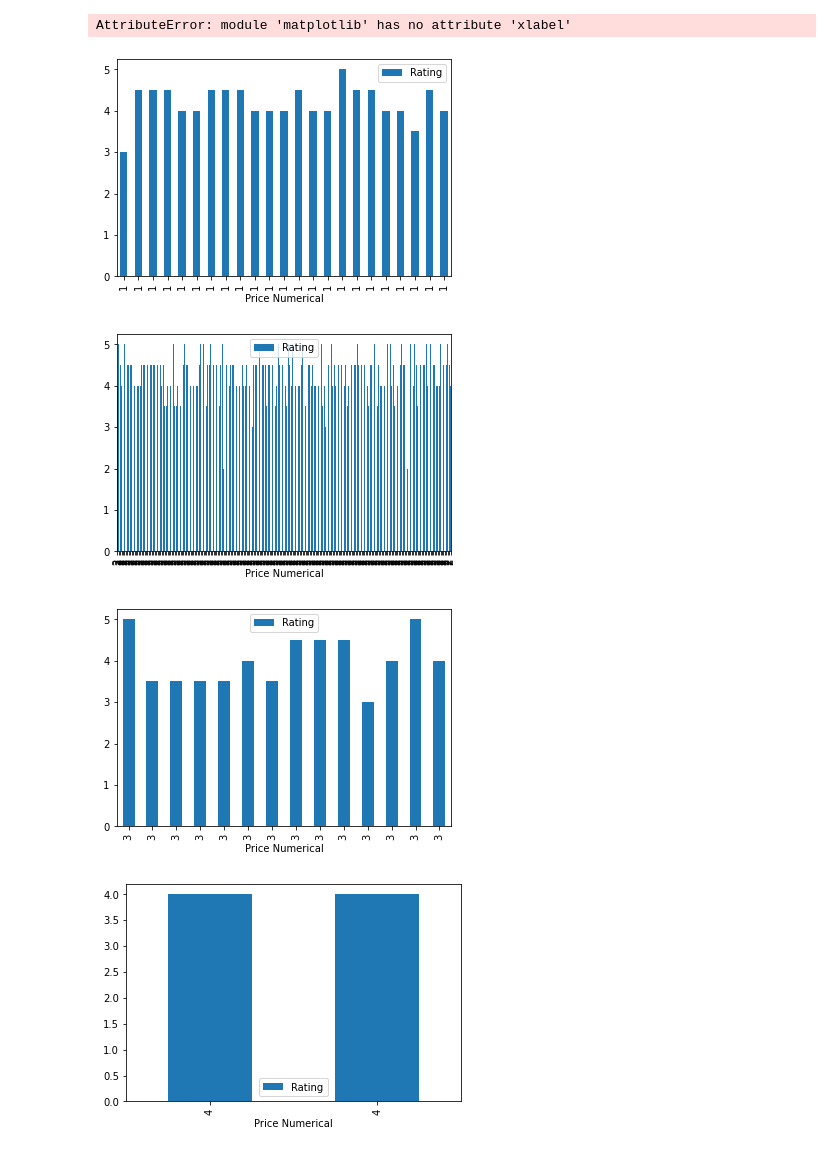
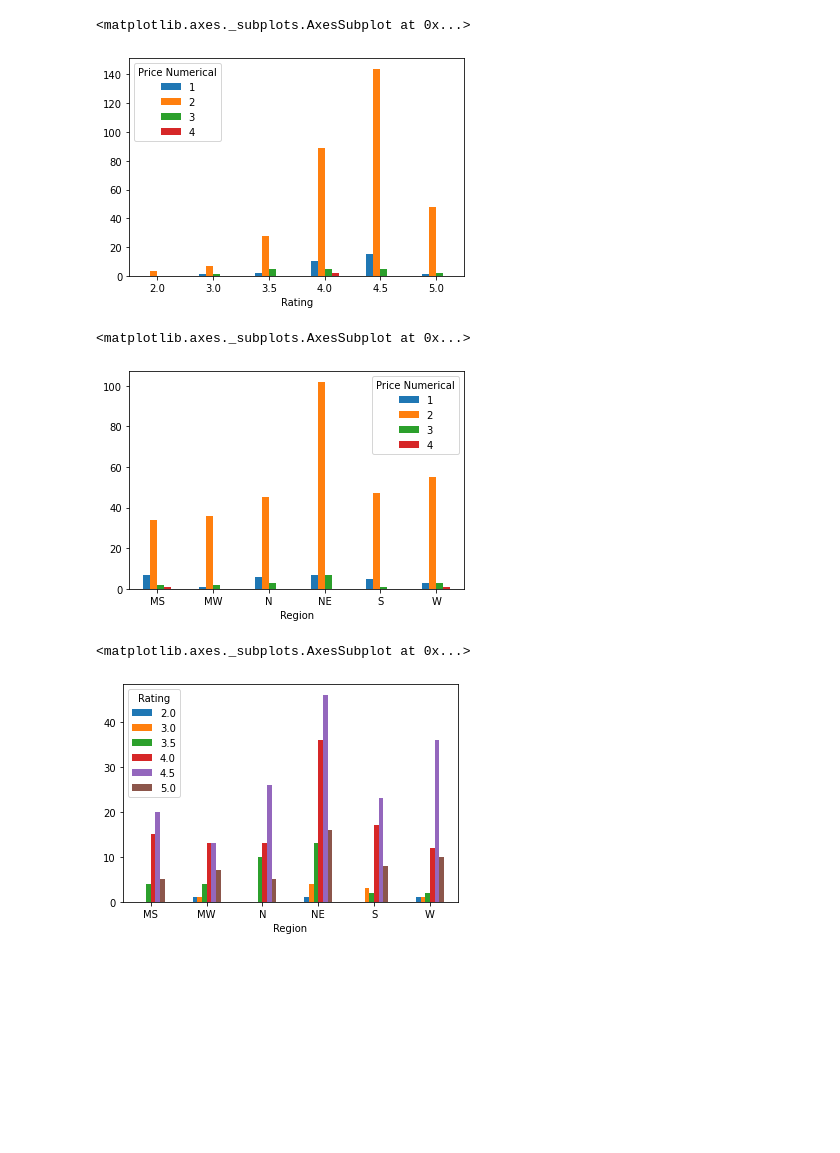
Before and after one commit to Asiha14/Got-Wine, a Jupyter notebook: Got-Wine.ipynb, the cells around one changed output. Drawn from its saved outputs; the diff is of its cells as text; code cells hidden in the pictures; blank space fills up the shorter version.

Commit message:
Clean notebook with correct bar graphs

```diff
--- a/Got-Wine.ipynb
+++ b/Got-Wine.ipynb
@@ -57,7 +27,7 @@ j=0
 
 for s in states:
 
-    param = {'location':s,'limit':'10','term':'wineries'}
+    param = {'location':s,'limit':'10','term':'wineries','price':'1,2,3,4'}
     responses=requests.get(url, params=param, headers=headers).json()
     j=0
 
@@ -103,5 +73,2 @@ df
 # %%
 df.to_csv('df.csv')
-# %%
-df= pd.read_csv('df.csv')
-df
@@ -139,8 +75,7 @@ df
 # %%
-for index, row in s_wine_df.iterrows():
-    if df.loc[index,'Price'] == " ":
-        df.loc[index,'Price Numerical'] = 0
-    elif df.loc[index,'Price'] == "$":
+df['Price Numerical'] =""
+for index, row in df.iterrows():
+    if df.loc[index,'Price'] == "$":
         df.loc[index,'Price Numerical'] = 1
     elif df.loc[index,'Price'] == "$$":
         df.loc[index,'Price Numerical'] = 2
@@ -148,7 +83,5 @@ for index, row in s_wine_df.iterrows():
         df.loc[index,'Price Numerical'] = 3
     elif df.loc[index,'Price'] == "$$$$":
         df.loc[index,'Price Numerical'] = 4
-    else:
-        df.loc[index,'Price Numerical'] = 5
 df
 # %% [output]
@@ -191,24 +106,24 @@ midsouth = ['DE', 'DC', 'KY', 'MD', 'NC', 'TN', 'VA', 'WV']
 midwest = ['IA', 'KS', 'MO', 'NE', 'ND', 'SD']
 west = ['CA', 'HI', 'NV', 'AZ', 'CO', 'ID', 'MT', 'NM', 'UT', 'WY']
 northwest = ['OR', 'WA', 'AK']
-trim_df['Region']=""
+df['Region']=""
 
-for index, r in trim_df.iterrows():
+for index, r in df.iterrows():
     if r['State'] in north:
-        trim_df.loc[index,'Region'] = "N"
+        df.loc[index,'Region'] = "N"
     elif r['State'] in northeast:
-        trim_df.loc[index,'Region'] = "NE"
+        df.loc[index,'Region'] = "NE"
     elif r['State'] in south:
-        trim_df.loc[index,'Region'] = "S"
+        df.loc[index,'Region'] = "S"
     elif r['State'] in midsouth:
-        trim_df.loc[index,'Region'] = "MS"
+        df.loc[index,'Region'] = "MS"
     elif r['State'] in midwest:
-        trim_df.loc[index,'Region'] = "MW"
+        df.loc[index,'Region'] = "MW"
     elif r['State'] in west:
-        trim_df.loc[index,'Region'] = "W"
+        df.loc[index,'Region'] = "W"
     else:
-        trim_df.loc[index,'Region'] = "NE"
+        df.loc[index,'Region'] = "NE"
 
 
-trim_df
+df
 # %% [output]
@@ -289,14 +155,6 @@ price.plot(kind='bar',rot=0)
 # %%
-rate_price= trim_df[['Rating','Price Numerical']].groupby('Price Numerical')
-
-rate_price.plot('Price Numerical','Rating', kind='bar')
-plt.xlabel('Rating')
-plt.ylabel('Review Count')
-plt.title('Rating vs. Review Count')
-plt.show()
+rate_price= df[['Rating','Price Numerical']].groupby('Rating')['Price Numerical'].value_counts().unstack()
+rate_price.plot(kind='bar', rot=0)
 # %% [output]
-AttributeError: module 'matplotlib' has no attribute 'xlabel'
+<matplotlib.axes._subplots.AxesSubplot at 0x...>
-[figure, old version]
+[figure, new version]
-[figure, removed]
-[figure, removed]
-[figure, removed]
@@ -318,0 +161,12 @@ northwest = ['OR', 'WA', 'AK']
+# %%
+region_price = df[['Region','Price Numerical']].groupby('Region')['Price Numerical'].value_counts().unstack()
+region_price.plot(kind='bar', rot=0)
+# %% [output]
+<matplotlib.axes._subplots.AxesSubplot at 0x...>
+[figure, added]
+# %%
+region_rate = df[['Region','Rating']].groupby('Region')['Rating'].value_counts().unstack()
+region_rate.plot(kind='bar', rot=0)
+# %% [output]
+<matplotlib.axes._subplots.AxesSubplot at 0x...>
+[figure, added]
```
Also changed, not shown: parts of 18 cells of this notebook, 2 other files.
